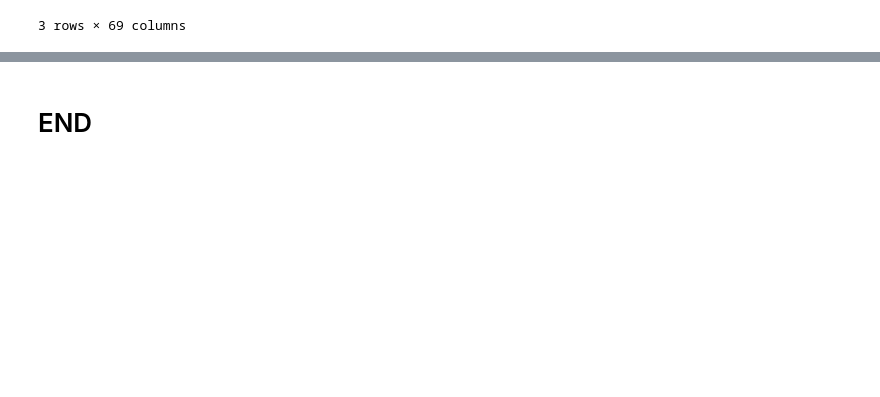
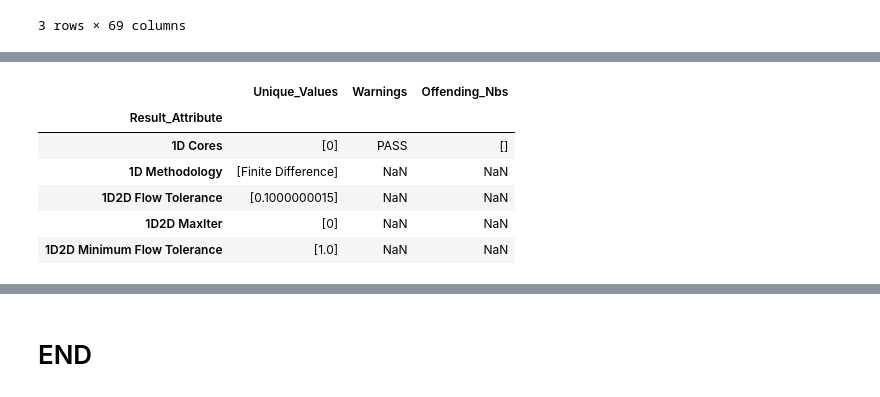
Before and after one commit to Dewberry/hecrasio, a Jupyter notebook: notebooks/PM-QAQC-FluvialTest.ipynb, the cells around one changed output, grey strips where cells are left out. Saved outputs shown, nothing was run; the diff lists cells and outputs as text; code cells hidden in the pictures; blank space fills up the shorter version.

```diff
--- a/notebooks/PM-QAQC-FluvialTest.ipynb
+++ b/notebooks/PM-QAQC-FluvialTest.ipynb
@@ -453,0 +90,25 @@ log(in_dir, file_name, in_text=None, start=None, end=None, exception=None)
+# %%
+# Example warnings
+for i in df.index:
+    values = df.loc[i][0]
+    if i == '1D Cores':
+        t1 = 0
+        df.loc[i]['Warnings'] = 'WARNING' if any([value > t1 for value in values]) else 'PASS'
+        df.loc[i]['Offending_Nbs'] = [results_table.index[i] for i, value in enumerate(list(results_table[i])) if value > t1]
+    elif i == 'Vol Accounting Error':
+        t2 = 30
+        df.loc[i]['Warnings'] = 'WARNING' if any([value > t2 for value in values]) else 'PASS'
+        df.loc[i]['Offending_Nbs'] = [results_table.index[i] for i, value in enumerate(list(results_table[i])) if value > t2]
+    elif i == 'Vol Accounting Error Percentage':
+        t3 = 0.001
+        df.loc[i]['Warnings'] = 'WARNING' if any([value > t3 for value in values]) else 'PASS'
+        df.loc[i]['Offending_Nbs'] = [results_table.index[i] for i, value in enumerate(list(results_table[i])) if value > t3]
+df.head(5)
+# %% [output]
+|  | Unique_Values | Warnings | Offending_Nbs |
+| Result_Attribute |  |  |  |
+| 1D Cores | [0] | PASS | [] |
+| 1D Methodology | [Finite Difference] | NaN | NaN |
+| 1D2D Flow Tolerance | [0.1000000015] | NaN | NaN |
+| 1D2D MaxIter | [0] | NaN | NaN |
+| 1D2D Minimum Flow Tolerance | [1.0] | NaN | NaN |
```
Also changed, not shown: parts of 46 cells of this notebook.
